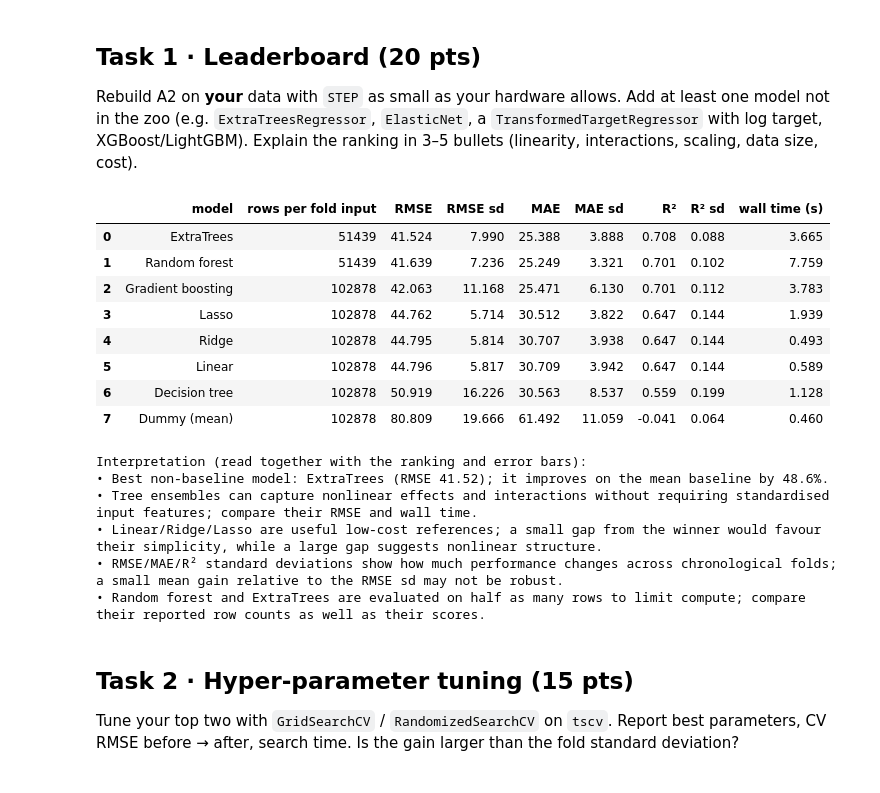
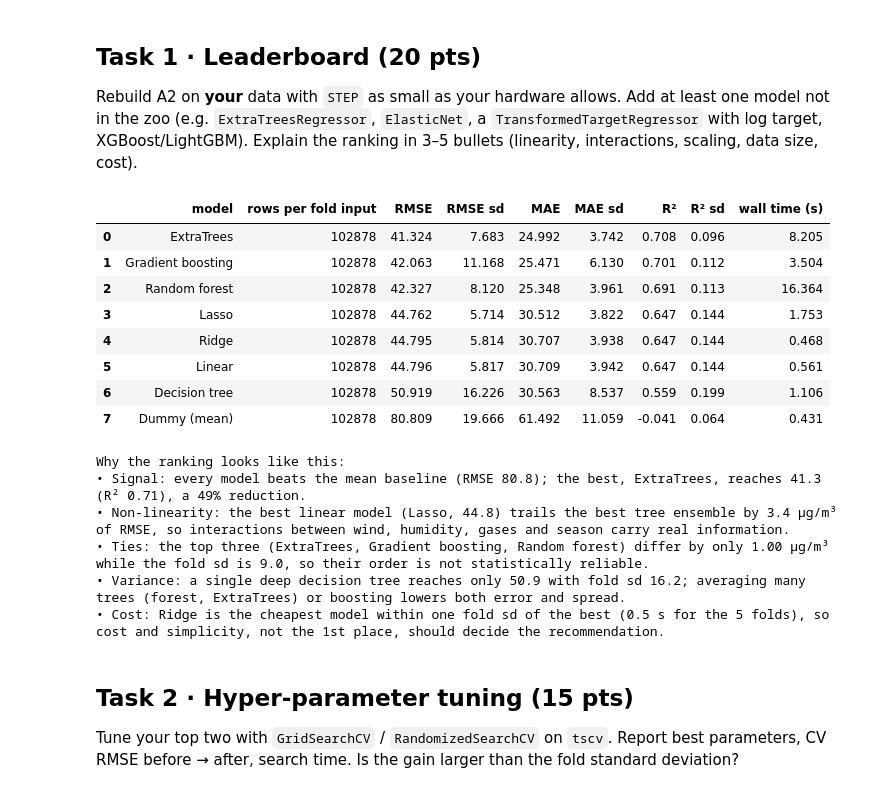
Before and after one commit to Apolo151/AKT26-LineShine, a Jupyter notebook: notebooks/L2_Air_Quality_AI_Methods_Notebook_LineShine.ipynb, the cells around one changed output. Drawn from its saved outputs; the diff is of its cells as text; code cells hidden in the pictures.

```diff
--- a/notebooks/L2_Air_Quality_AI_Methods_Notebook_LineShine.ipynb
+++ b/notebooks/L2_Air_Quality_AI_Methods_Notebook_LineShine.ipynb
@@ -472,59 +472,61 @@ task1_models = {
     "ExtraTrees": ExtraTreesRegressor(n_estimators=60, min_samples_leaf=5, max_samples=0.5,
                                      bootstrap=True, n_jobs=1, random_state=SEED),
 }
-task1_thin = {name: (2 if name in {"Random forest", "ExtraTrees"} else 1) for name in task1_models}
+task1_thin = {name: 1 for name in task1_models}   # every model sees the same rows, so all fold scores are comparable
 X_task1, y_task1 = Xs.reset_index(drop=True), ys.reset_index(drop=True)
 task1_rows = []
 for name, model in task1_models.items():
     thin = task1_thin[name]
     Xa, ya = X_task1.iloc[::thin], y_task1.iloc[::thin]
     t0 = time.perf_counter()
     cv_result = cross_validate(
         pipe(clone(model)), Xa, ya, cv=tscv, n_jobs=-1,
         scoring={"rmse": "neg_root_mean_squared_error",
                  "mae": "neg_mean_absolute_error", "r2": "r2"},
         return_train_score=False, error_score="raise"
     )
     task1_rows.append({
         "model": name, "rows per fold input": len(Xa),
         "RMSE": -cv_result["test_rmse"].mean(),
         "RMSE sd": cv_result["test_rmse"].std(ddof=1),
         "MAE": -cv_result["test_mae"].mean(),
         "MAE sd": cv_result["test_mae"].std(ddof=1),
         "R²": cv_result["test_r2"].mean(),
         "R² sd": cv_result["test_r2"].std(ddof=1),
         "wall time (s)": time.perf_counter() - t0,
     })
 board_task1 = pd.DataFrame(task1_rows).sort_values("RMSE").reset_index(drop=True)
 display(board_task1.round(3))
 
-# Short interpretation based on the measured results (rather than assuming a winner).
-_non_dummy = board_task1[board_task1["model"] != "Dummy (mean)"]
-_task1_best = _non_dummy.iloc[0]
-_task1_dummy = board_task1.loc[board_task1["model"] == "Dummy (mean)"].iloc[0]
-_gain = 100 * (_task1_dummy["RMSE"] - _task1_best["RMSE"]) / max(_task1_dummy["RMSE"], 1e-12)
-print("Interpretation (read together with the ranking and error bars):")
-print(f"• Best non-baseline model: {_task1_best['model']} (RMSE {_task1_best['RMSE']:.2f}); it improves on the mean baseline by {_gain:.1f}%.")
-print("• Tree ensembles can capture nonlinear effects and interactions without requiring standardised input features; compare their RMSE and wall time.")
-print("• Linear/Ridge/Lasso are useful low-cost references; a small gap from the winner would favour their simplicity, while a large gap suggests nonlinear structure.")
-print("• RMSE/MAE/R² standard deviations show how much performance changes across chronological folds; a small mean gain relative to the RMSE sd may not be robust.")
-print("• Random forest and ExtraTrees are evaluated on half as many rows to limit compute; compare their reported row counts as well as their scores.")
+# Interpretation generated from the measured table (same rows and folds for every model).
+ranked = board_task1[board_task1["model"] != "Dummy (mean)"].reset_index(drop=True)
+dummy = board_task1.loc[board_task1["model"] == "Dummy (mean)"].iloc[0]
+best, third = ranked.iloc[0], ranked.iloc[2]
+linear_best = ranked[ranked["model"].isin(["Linear", "Ridge", "Lasso"])].iloc[0]
+tree_gap = linear_best["RMSE"] - best["RMSE"]
+fastest_close = ranked[ranked["RMSE"] <= best["RMSE"] + best["RMSE sd"]].sort_values("wall time (s)").iloc[0]
+print("Why the ranking looks like this:")
+print(f"• Signal: every model beats the mean baseline (RMSE {dummy['RMSE']:.1f}); the best, {best['model']}, reaches {best['RMSE']:.1f} (R² {best['R²']:.2f}), a {100*(dummy['RMSE']-best['RMSE'])/dummy['RMSE']:.0f}% reduction.")
+print(f"• Non-linearity: the best linear model ({linear_best['model']}, {linear_best['RMSE']:.1f}) trails the best tree ensemble by {tree_gap:.1f} µg/m³ of RMSE, so interactions between wind, humidity, gases and season carry real information.")
+print(f"• Ties: the top three ({', '.join(ranked['model'].head(3))}) differ by only {third['RMSE'] - best['RMSE']:.2f} µg/m³ while the fold sd is {ranked['RMSE sd'].head(3).mean():.1f}, so their order is not statistically reliable.")
+print(f"• Variance: a single deep decision tree reaches only {ranked.loc[ranked['model'] == 'Decision tree', 'RMSE'].iloc[0]:.1f} with fold sd {ranked.loc[ranked['model'] == 'Decision tree', 'RMSE sd'].iloc[0]:.1f}; averaging many trees (forest, ExtraTrees) or boosting lowers both error and spread.")
+print(f"• Cost: {fastest_close['model']} is the cheapest model within one fold sd of the best ({fastest_close['wall time (s)']:.1f} s for the 5 folds), so cost and simplicity, not the 1st place, should decide the recommendation.")
 # %% [output]
 |  | model | rows per fold input | RMSE | RMSE sd | MAE | MAE sd | R² | R² sd | wall time (s) |
-| 0 | ExtraTrees | 51439 | 41.524 | 7.990 | 25.388 | 3.888 | 0.708 | 0.088 | 3.665 |
-| 1 | Random forest | 51439 | 41.639 | 7.236 | 25.249 | 3.321 | 0.701 | 0.102 | 7.759 |
-| 2 | Gradient boosting | 102878 | 42.063 | 11.168 | 25.471 | 6.130 | 0.701 | 0.112 | 3.783 |
-| 3 | Lasso | 102878 | 44.762 | 5.714 | 30.512 | 3.822 | 0.647 | 0.144 | 1.939 |
-| 4 | Ridge | 102878 | 44.795 | 5.814 | 30.707 | 3.938 | 0.647 | 0.144 | 0.493 |
-| 5 | Linear | 102878 | 44.796 | 5.817 | 30.709 | 3.942 | 0.647 | 0.144 | 0.589 |
-| 6 | Decision tree | 102878 | 50.919 | 16.226 | 30.563 | 8.537 | 0.559 | 0.199 | 1.128 |
-| 7 | Dummy (mean) | 102878 | 80.809 | 19.666 | 61.492 | 11.059 | -0.041 | 0.064 | 0.460 |
+| 0 | ExtraTrees | 102878 | 41.324 | 7.683 | 24.992 | 3.742 | 0.708 | 0.096 | 8.205 |
+| 1 | Gradient boosting | 102878 | 42.063 | 11.168 | 25.471 | 6.130 | 0.701 | 0.112 | 3.504 |
+| 2 | Random forest | 102878 | 42.327 | 8.120 | 25.348 | 3.961 | 0.691 | 0.113 | 16.364 |
+| 3 | Lasso | 102878 | 44.762 | 5.714 | 30.512 | 3.822 | 0.647 | 0.144 | 1.753 |
+| 4 | Ridge | 102878 | 44.795 | 5.814 | 30.707 | 3.938 | 0.647 | 0.144 | 0.468 |
+| 5 | Linear | 102878 | 44.796 | 5.817 | 30.709 | 3.942 | 0.647 | 0.144 | 0.561 |
+| 6 | Decision tree | 102878 | 50.919 | 16.226 | 30.563 | 8.537 | 0.559 | 0.199 | 1.106 |
+| 7 | Dummy (mean) | 102878 | 80.809 | 19.666 | 61.492 | 11.059 | -0.041 | 0.064 | 0.431 |
-Interpretation (read together with the ranking and error bars):
-• Best non-baseline model: ExtraTrees (RMSE 41.52); it improves on the mean baseline by 48.6%.
-• Tree ensembles can capture nonlinear effects and interactions without requiring standardised input features; compare their RMSE and wall time.
-• Linear/Ridge/Lasso are useful low-cost references; a small gap from the winner would favour their simplicity, while a large gap suggests nonlinear structure.
-• RMSE/MAE/R² standard deviations show how much performance changes across chronological folds; a small mean gain relative to the RMSE sd may not be robust.
-• Random forest and ExtraTrees are evaluated on half as many rows to limit compute; compare their reported row counts as well as their scores.
+Why the ranking looks like this:
+• Signal: every model beats the mean baseline (RMSE 80.8); the best, ExtraTrees, reaches 41.3 (R² 0.71), a 49% reduction.
+• Non-linearity: the best linear model (Lasso, 44.8) trails the best tree ensemble by 3.4 µg/m³ of RMSE, so interactions between wind, humidity, gases and season carry real information.
+• Ties: the top three (ExtraTrees, Gradient boosting, Random forest) differ by only 1.00 µg/m³ while the fold sd is 9.0, so their order is not statistically reliable.
+• Variance: a single deep decision tree reaches only 50.9 with fold sd 16.2; averaging many trees (forest, ExtraTrees) or boosting lowers both error and spread.
+• Cost: Ridge is the cheapest model within one fold sd of the best (0.5 s for the 5 folds), so cost and simplicity, not the 1st place, should decide the recommendation.
 # %% [markdown]
 ## Task 2 · Hyper-parameter tuning (15 pts)
 Tune your top two with `GridSearchCV` / `RandomizedSearchCV` on `tscv`. Report best parameters, CV RMSE before → after, search time. Is the gain larger than the fold standard deviation?
```
Also changed, not shown: parts of 8 cells of this notebook.
